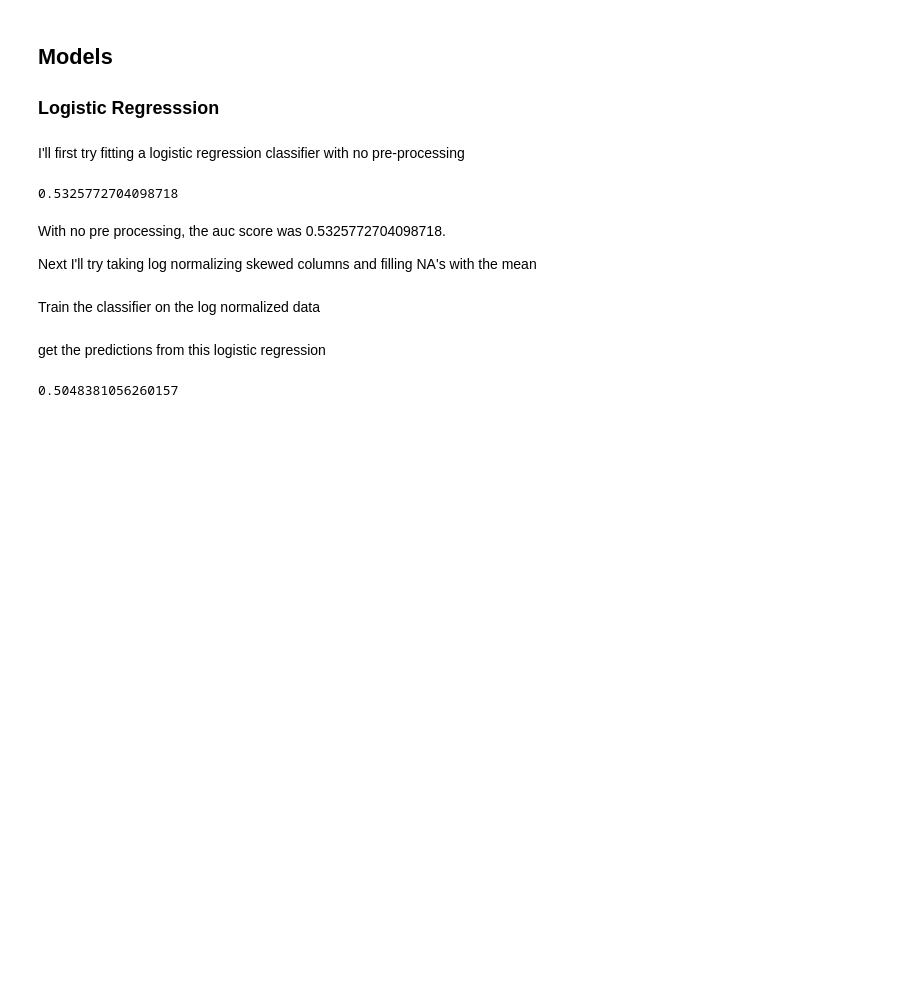
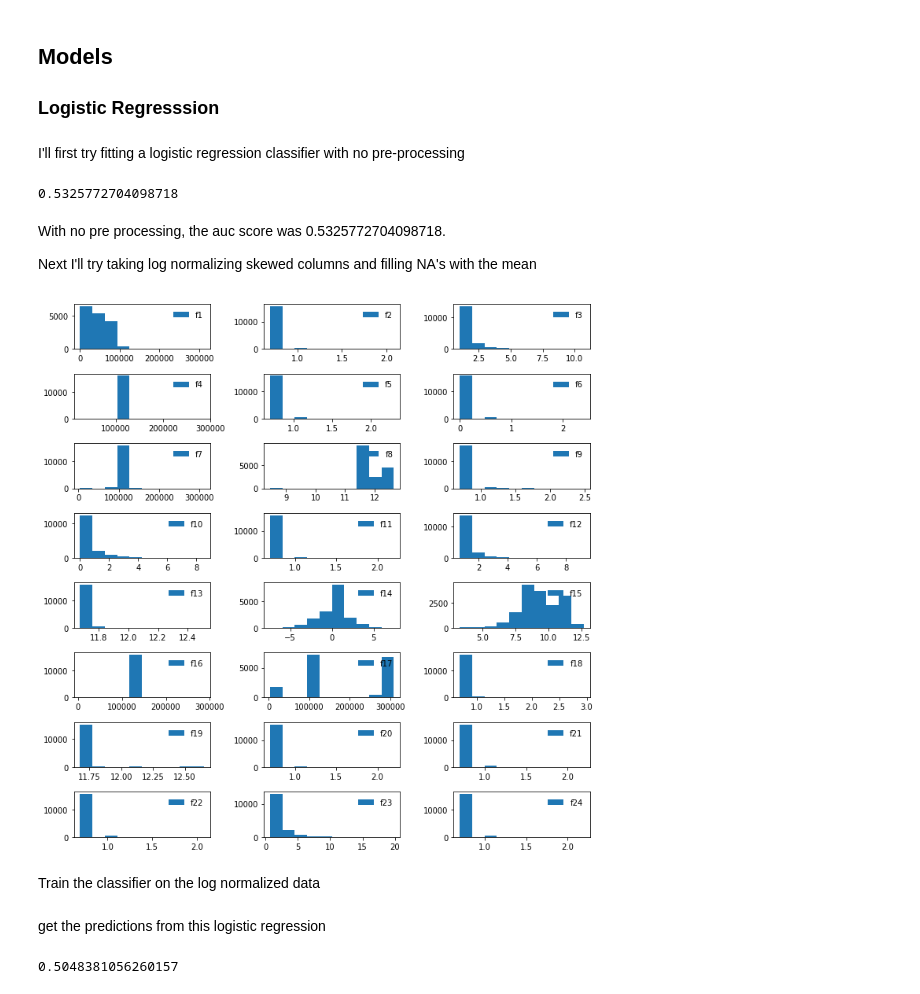
Before and after one commit to JavierPalomares90/kaggle-competition, a Jupyter notebook: Kaggle_Competition_Redux.ipynb, the cells around one changed output. Cells and saved outputs as stored; diff of their text form; code cells hidden in the pictures; blank space fills up the shorter version.

```diff
--- a/Kaggle_Competition_Redux.ipynb
+++ b/Kaggle_Competition_Redux.ipynb
@@ -182,7 +194,10 @@ Next I'll try taking log normalizing skewed columns and filling NA's with the me
 # %%
 x_train,y,x_test,ids = get_train_test()
 x_train = fill_nas_with_mean(x_train)
 x_train,x_test= log_norm_skewd_feats(.75,x_train,x_test)
+plot_histogram_df(x_train)
+# %% [output]
+[figure, added]
 # %% [markdown]
 Train the classifier on the log normalized data
 # %%
```
Also changed, not shown: parts of 12 cells of this notebook.
